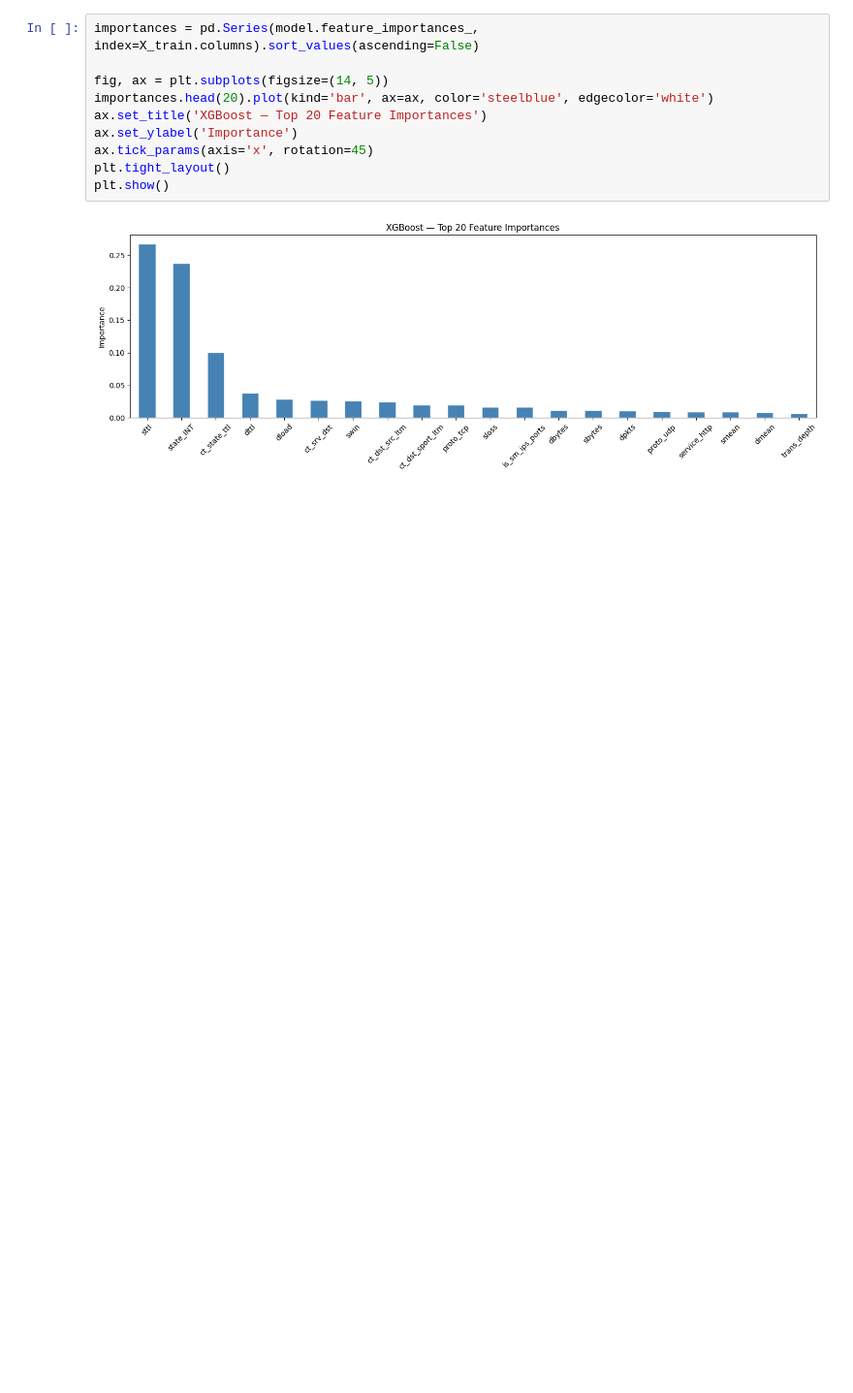
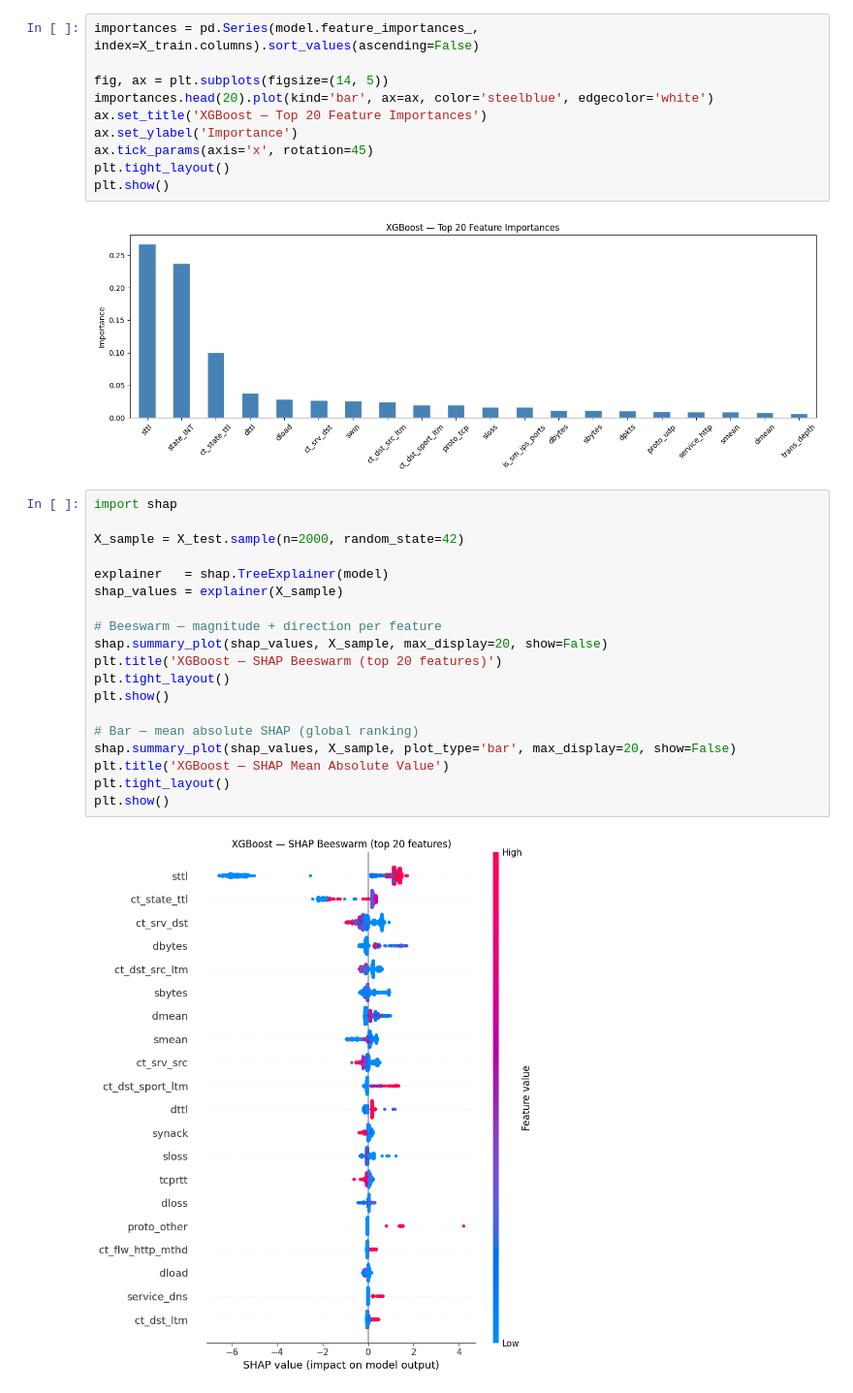
Before and after one commit to joshuacris/ml-network-intrusion, a Jupyter notebook: notebooks/xgboost.ipynb, the cells around one changed output. Shown at 97% size. Saved outputs shown, nothing was run; the diff lists cells and outputs as text; blank space fills up the shorter version.

Commit message:
feat: shap analysis (#1)

```diff
--- a/notebooks/xgboost.ipynb
+++ b/notebooks/xgboost.ipynb
@@ -275,3 +275,24 @@ plt.tight_layout()
 plt.show()
 # %% [output]
 [figure]
+# %%
+import shap
+
+X_sample = X_test.sample(n=2000, random_state=42)
+
+explainer   = shap.TreeExplainer(model)
+shap_values = explainer(X_sample)
+
+# Beeswarm — magnitude + direction per feature
+shap.summary_plot(shap_values, X_sample, max_display=20, show=False)
+plt.title('XGBoost — SHAP Beeswarm (top 20 features)')
+plt.tight_layout()
+plt.show()
+
+# Bar — mean absolute SHAP (global ranking)
+shap.summary_plot(shap_values, X_sample, plot_type='bar', max_display=20, show=False)
+plt.title('XGBoost — SHAP Mean Absolute Value')
+plt.tight_layout()
+plt.show()
+# %% [output]
+[figure, added]
```
Also changed, not shown: parts of 1 cell of this notebook, 2 other files.
